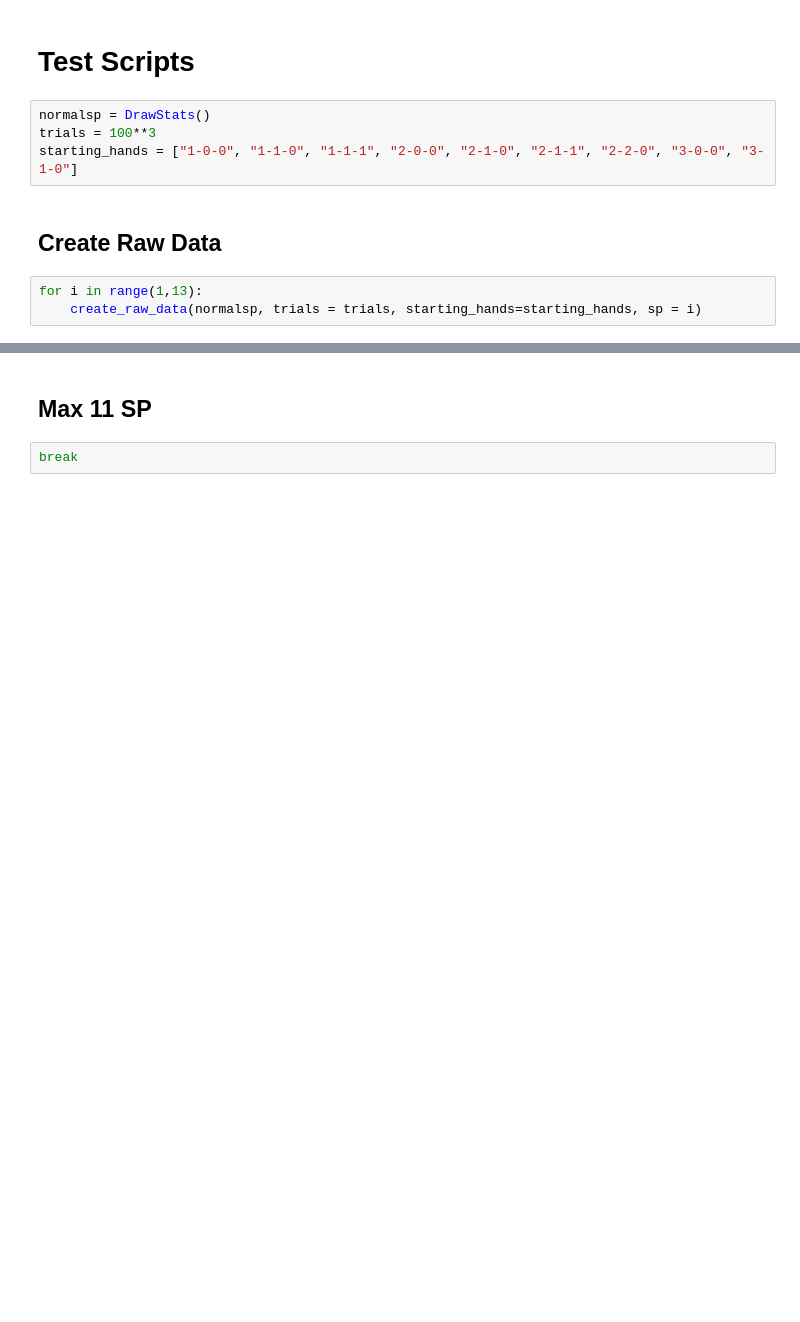
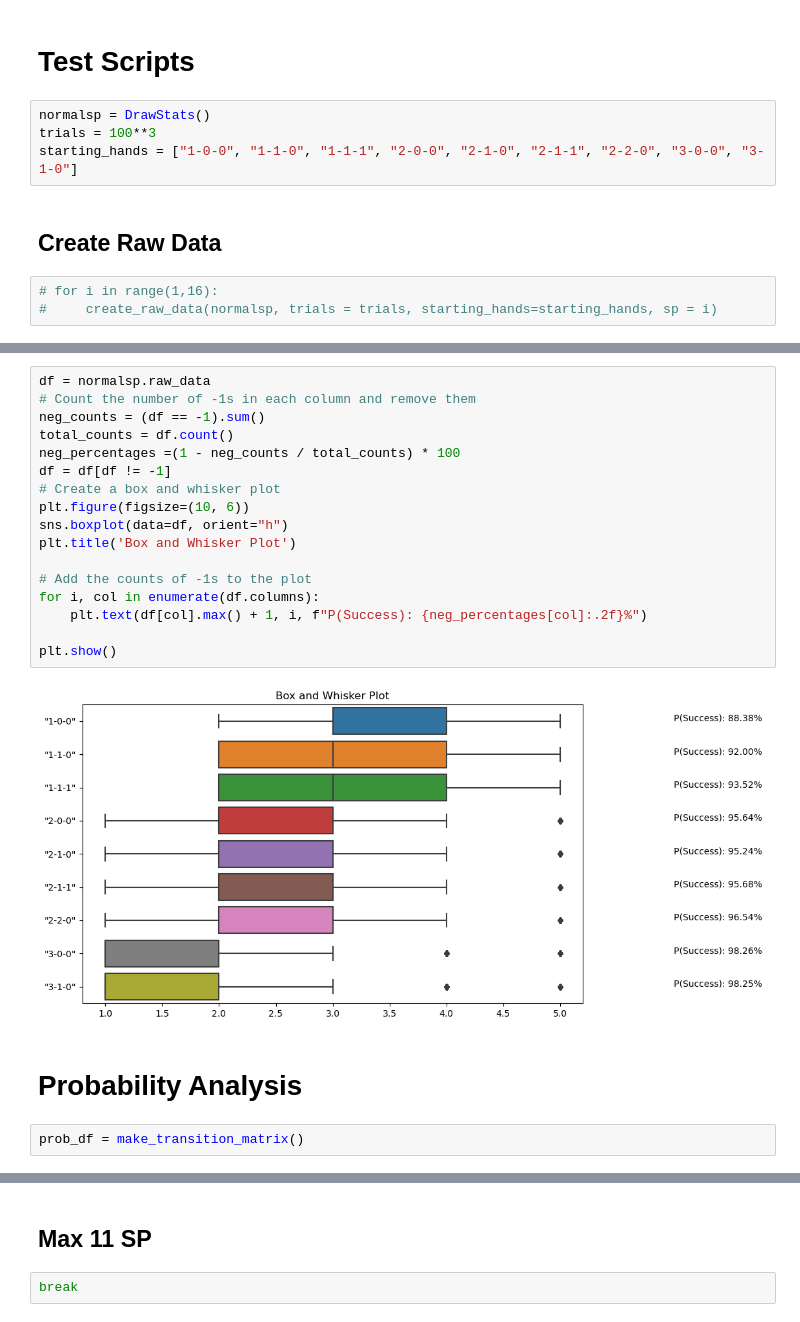
Before and after one commit to Exkalamity/HSR_Action_Simulator, a Jupyter notebook: qingque_create_sp_data.ipynb, the cells around one changed output, grey strips where cells are left out. Drawn from its saved outputs; the diff is of its cells as text; blank space fills up the shorter version.

Commit message:
Dev branch for doing personal probability calcs

```diff
--- a/qingque_create_sp_data.ipynb
+++ b/qingque_create_sp_data.ipynb
@@ -283,6 +296,6 @@ starting_hands = ["1-0-0", "1-1-0", "1-1-1", "2-0-0", "2-1-0", "2-1-1", "2-2-0",
 # %% [markdown]
 ## Create Raw Data
 # %%
-for i in range(1,13):
-    create_raw_data(normalsp, trials = trials, starting_hands=starting_hands, sp = i)
+# for i in range(1,16):
+#     create_raw_data(normalsp, trials = trials, starting_hands=starting_hands, sp = i)
 # %%
@@ -305,0 +353,23 @@ normalsp.raw_data
+# %%
+df = normalsp.raw_data
+# Count the number of -1s in each column and remove them
+neg_counts = (df == -1).sum()
+total_counts = df.count()
+neg_percentages =(1 - neg_counts / total_counts) * 100
+df = df[df != -1]
+# Create a box and whisker plot
+plt.figure(figsize=(10, 6))
+sns.boxplot(data=df, orient="h")
+plt.title('Box and Whisker Plot')
+
+# Add the counts of -1s to the plot
+for i, col in enumerate(df.columns):
+    plt.text(df[col].max() + 1, i, f"P(Success): {neg_percentages[col]:.2f}%")
+
+plt.show()
+# %% [output]
+[figure, added]
+# %% [markdown]
+# Probability Analysis
+# %%
+prob_df = make_transition_matrix()
```
Also changed, not shown: parts of 17 cells of this notebook, 18 other files.
